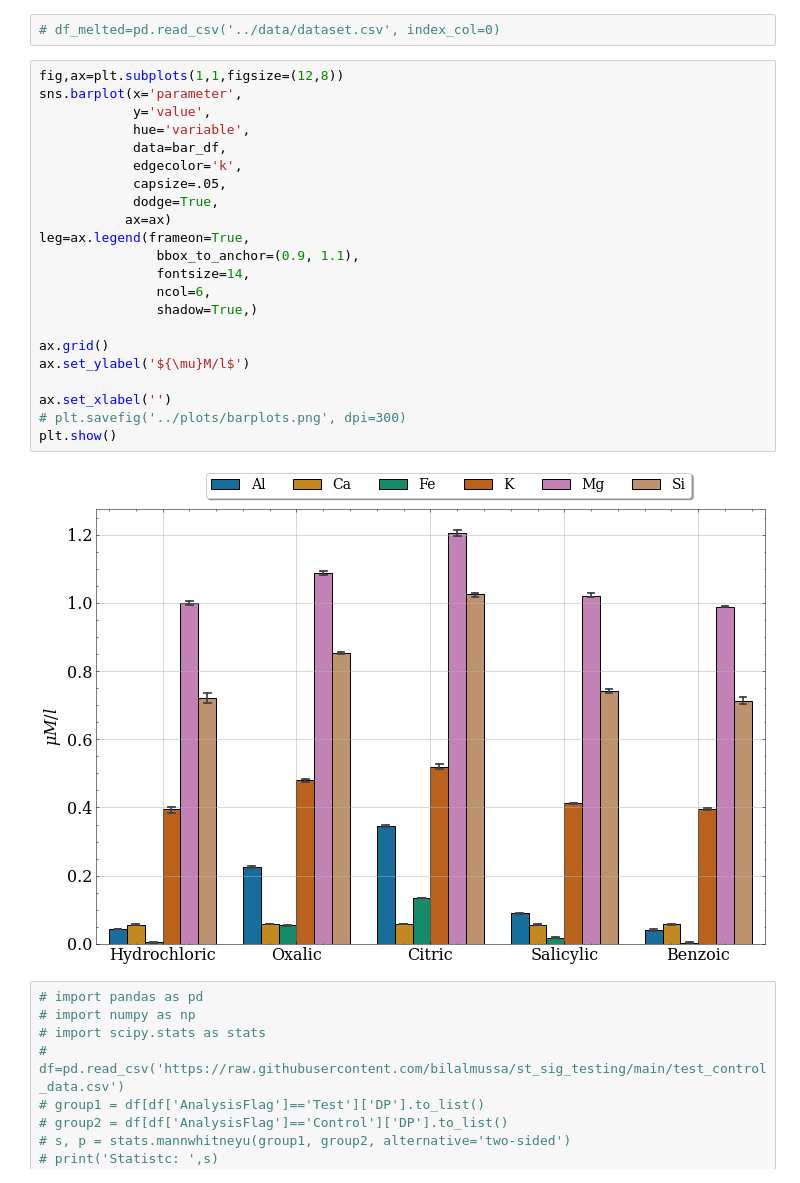
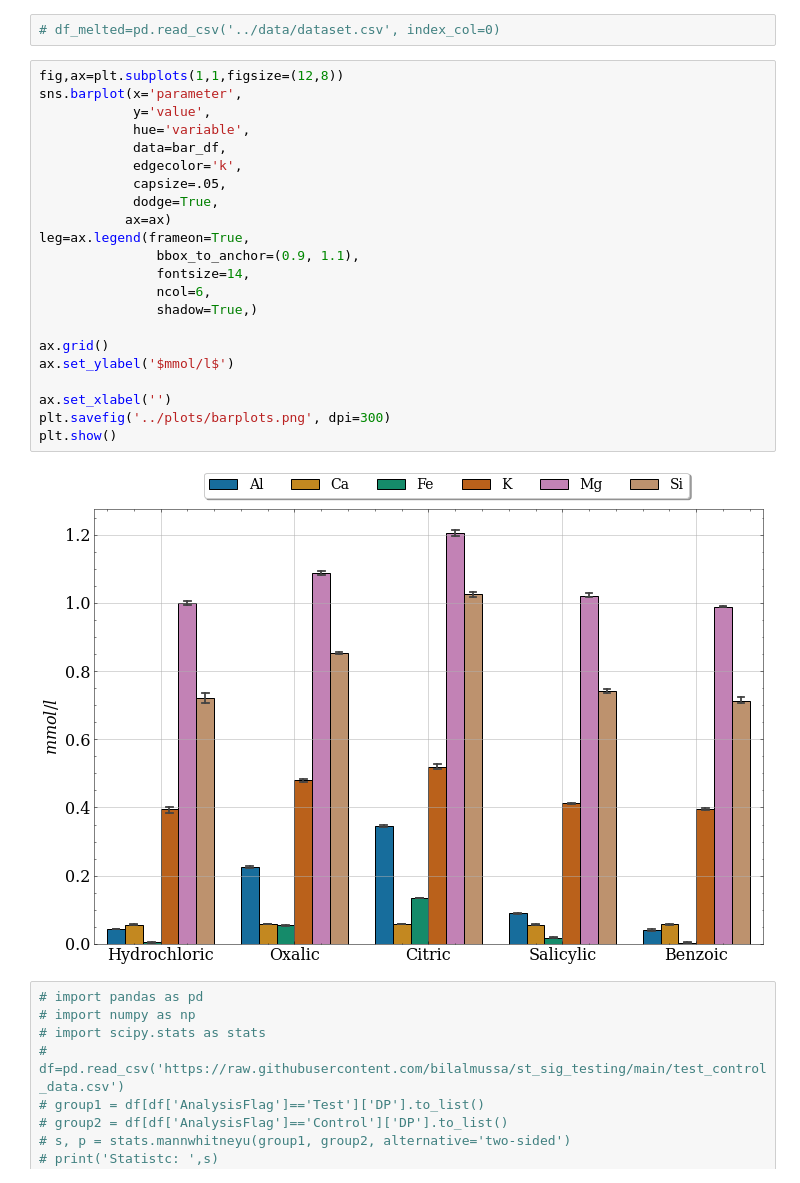
Before and after one commit to mishagrol/clay_minerals, a Jupyter notebook: notebooks/DataAnalysis.ipynb, the cells around one changed output. Drawn from its saved outputs; the diff is of its cells as text.

Commit message:
fix: micromol to mmol

```diff
--- a/notebooks/DataAnalysis.ipynb
+++ b/notebooks/DataAnalysis.ipynb
@@ -237,27 +221,27 @@ sns.scatterplot(x='days', y='value', data=df_melted.loc[mask])
 # %%
 fig,ax=plt.subplots(1,1,figsize=(12,8))
 sns.barplot(x='parameter',
             y='value',
             hue='variable',
             data=bar_df,
             edgecolor='k',
             capsize=.05,
             dodge=True,
            ax=ax)
 leg=ax.legend(frameon=True,
                bbox_to_anchor=(0.9, 1.1),
                fontsize=14,
                ncol=6,
                shadow=True,)
 
 ax.grid()
-ax.set_ylabel('${\mu}M/l$')
+ax.set_ylabel('$mmol/l$')
 
 ax.set_xlabel('')
-# plt.savefig('../plots/barplots.png', dpi=300)
+plt.savefig('../plots/barplots.png', dpi=300)
 plt.show()
 # %% [output]
-[figure, old version]
+[figure, new version]
 # %%
 # import pandas as pd
 # import numpy as np
```
Also changed, not shown: parts of 12 cells of this notebook.
